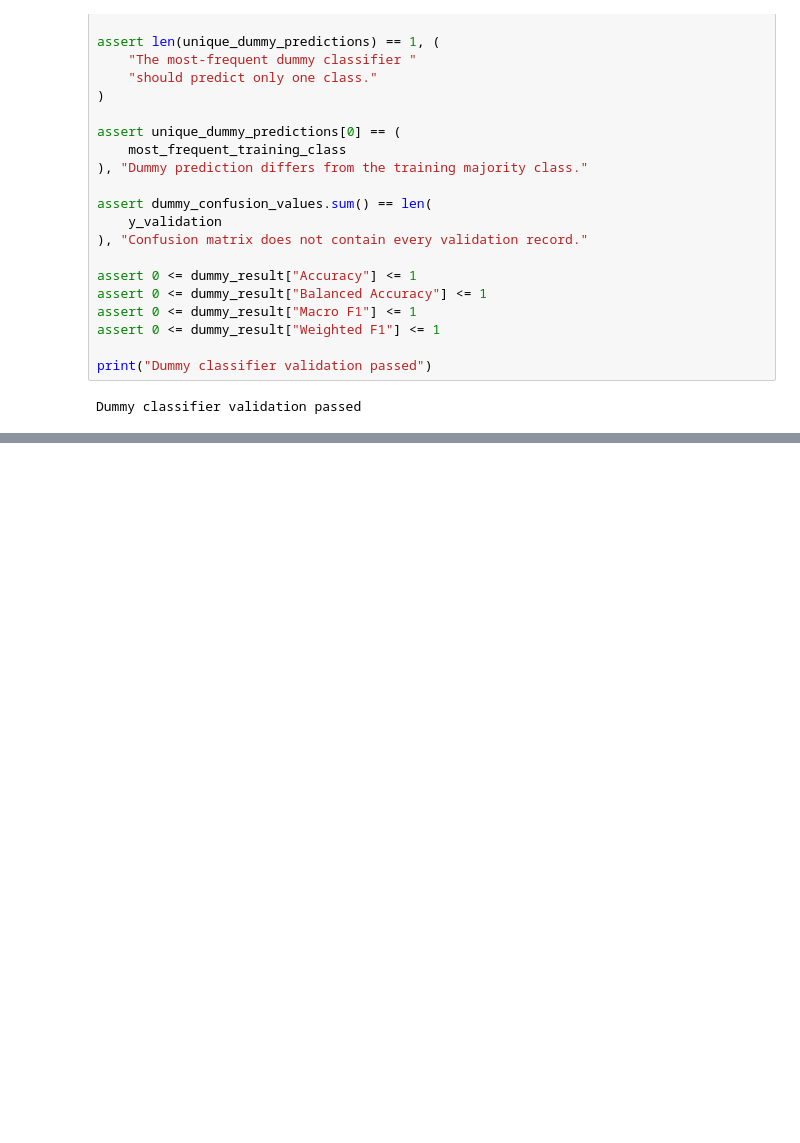
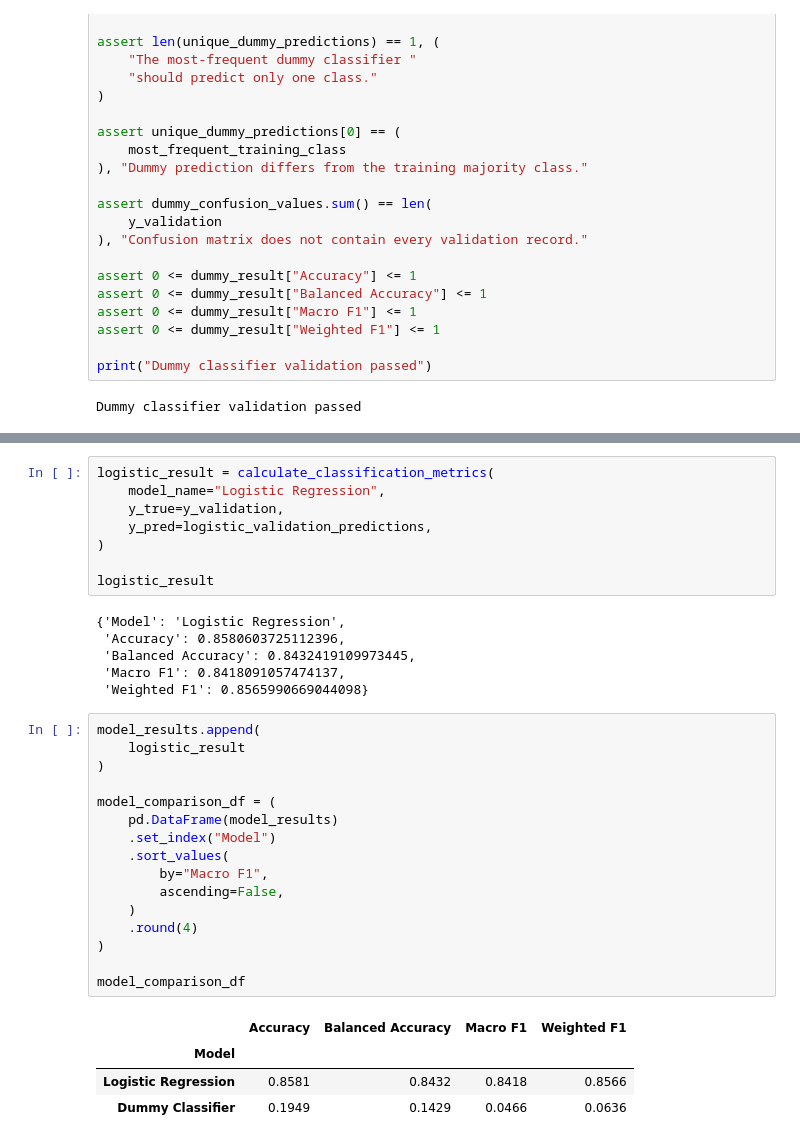
Before and after one commit to SMCodeX7/Obesity-Risk-Intelligence-System, a Jupyter notebook: notebooks/04_baseline_models.ipynb, the cells around one changed output, grey strips where cells are left out. Drawn from its saved outputs; the diff is of its cells as text; blank space fills up the shorter version.

```diff
--- a/notebooks/04_baseline_models.ipynb
+++ b/notebooks/04_baseline_models.ipynb
@@ -484,0 +621,35 @@ Dummy classifier validation passed
+# %%
+logistic_result = calculate_classification_metrics(
+    model_name="Logistic Regression",
+    y_true=y_validation,
+    y_pred=logistic_validation_predictions,
+)
+
+logistic_result
+# %% [output]
+{'Model': 'Logistic Regression',
+ 'Accuracy': 0.8580603725112396,
+ 'Balanced Accuracy': 0.8432419109973445,
+ 'Macro F1': 0.8418091057474137,
+ 'Weighted F1': 0.8565990669044098}
+# %%
+model_results.append(
+    logistic_result
+)
+
+model_comparison_df = (
+    pd.DataFrame(model_results)
+    .set_index("Model")
+    .sort_values(
+        by="Macro F1",
+        ascending=False,
+    )
+    .round(4)
+)
+
+model_comparison_df
+# %% [output]
+|  | Accuracy | Balanced Accuracy | Macro F1 | Weighted F1 |
+| Model |  |  |  |  |
+| Logistic Regression | 0.8581 | 0.8432 | 0.8418 | 0.8566 |
+| Dummy Classifier | 0.1949 | 0.1429 | 0.0466 | 0.0636 |
```
Also changed, not shown: parts of 14 cells of this notebook.
